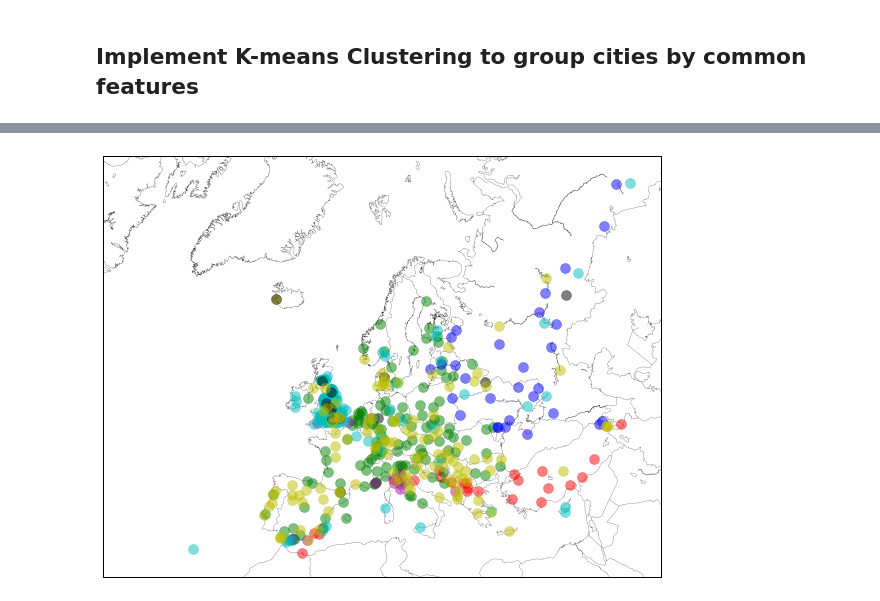
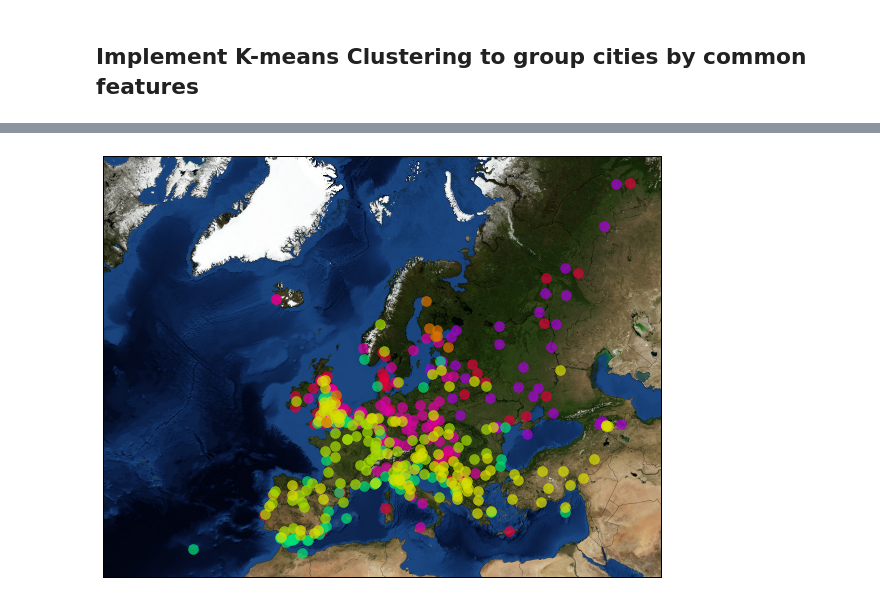
Before and after one commit to SydneyLauren/kmeans-clustering-european-cities, a Jupyter notebook: European Cities K-means Clustering.ipynb, the cells around one changed output, grey strips where cells are left out. Drawn from its saved outputs; the diff is of its cells as text; code cells hidden in the pictures.

Commit message:
add blue marble background to plot

```diff
--- a/European Cities K-means Clustering.ipynb
+++ b/European Cities K-means Clustering.ipynb
@@ -256,23 +256,26 @@ cluster 6:
 # %%
 matplotlib.use('Agg')
 
 plt.figure(figsize=(10, 10))
 m = Basemap(projection='stere', lon_0=5, lat_0=90.0, rsphere=6371200., llcrnrlon=-25.0,
             urcrnrlon=90.0, llcrnrlat=26.0, urcrnrlat=50.0, resolution='l')
 
 colors = ['r', 'g', 'b', 'm', 'c', 'k', 'y']
+#0174DF
+colors = ['#DF013A', '#DF01A5', '#A901DB', '#01DF74', '#A5DF00', '#D7DF01', '#DF7401']
 geolocator = Nominatim()
 for i in range(kmeans.n_clusters):
     cluster = np.arange(0, X.shape[0])[assigned_cluster == i]
     for city in cluster:
         location = geolocator.geocode(cities[city], timeout=10)
         if location is not None:
             xpt, ypt = m(location.longitude, location.latitude)
-            plt.plot(xpt, ypt, '.', color=colors[i], alpha=0.5, markersize=20)
+            plt.plot(xpt, ypt, '.', color=colors[i], alpha=0.7, markersize=20)
 
 m.drawcoastlines(linewidth=0.2)
 m.drawcountries(linewidth=0.2)
+m.bluemarble()
 plt.savefig('city_clusters.png')
 plt.show()
 # %% [output]
-[figure, old version]
+[figure, new version]
```
Also changed, not shown: parts of 2 cells of this notebook.
